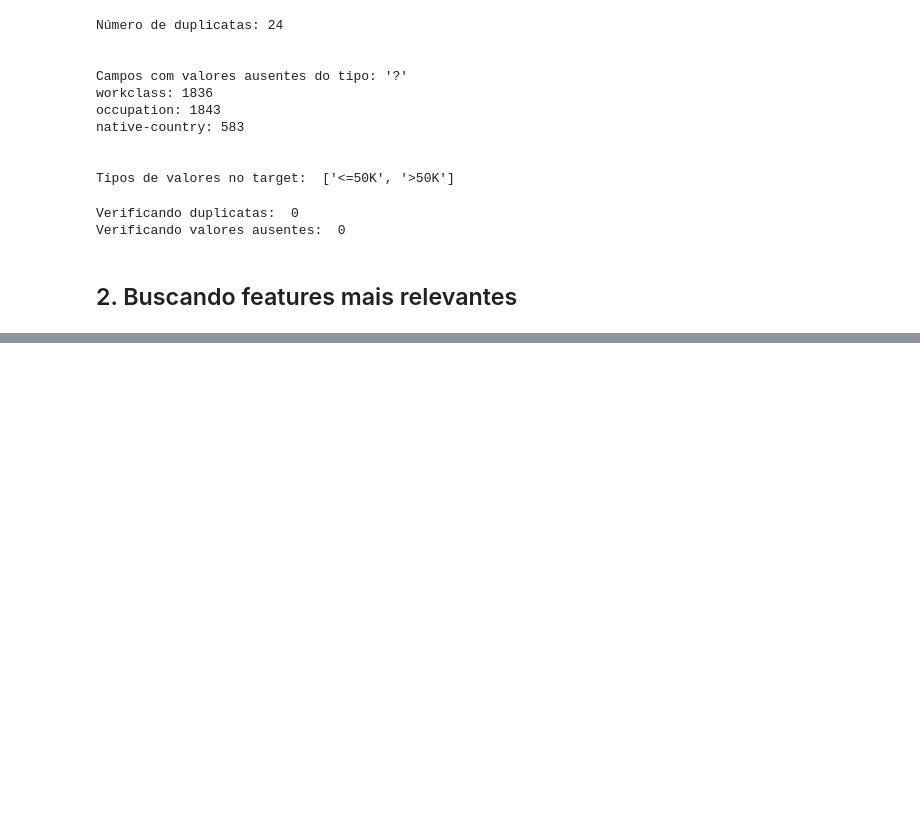
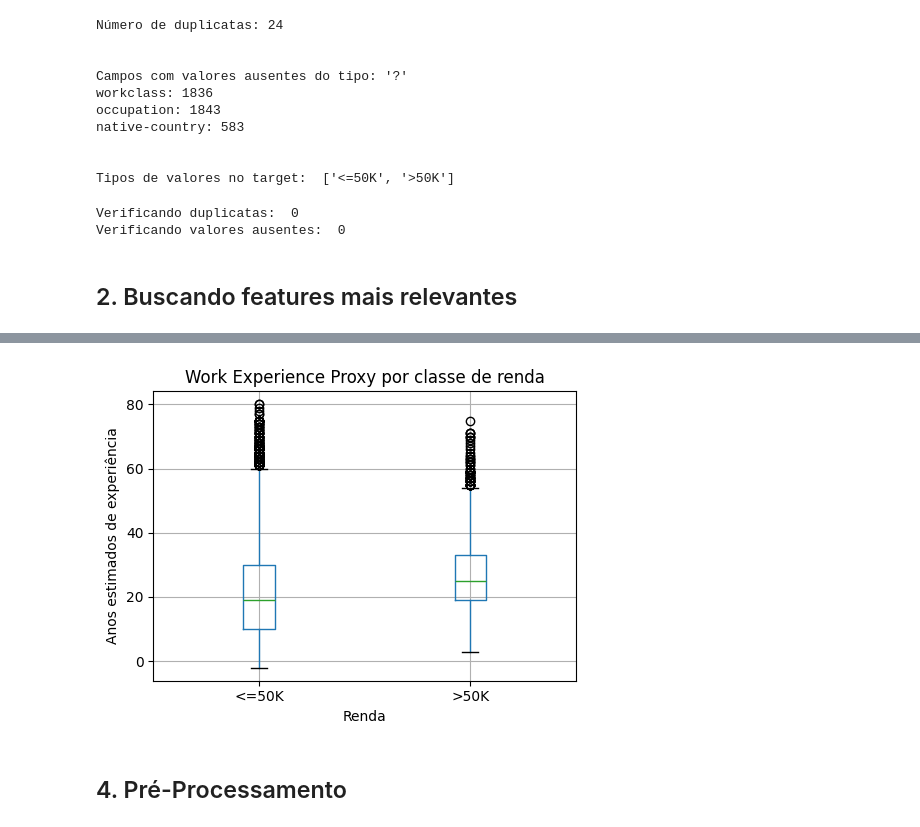
Before and after one commit to iranhonorato/APS-Machine-Learning, a Jupyter notebook: src/aps2_classificacao.ipynb, the cells around one changed output, grey strips where cells are left out. Saved outputs shown, nothing was run; the diff lists cells and outputs as text; code cells hidden in the pictures; blank space fills up the shorter version.

```diff
--- a/src/aps2_classificacao.ipynb
+++ b/src/aps2_classificacao.ipynb
@@ -205,0 +261,15 @@ plt.show()
+# %%
+df["work_experience_proxy"] = df["age"] - df["education-num"] - 6
+
+
+df.boxplot(column="work_experience_proxy", by="income", figsize=(5, 4))
+plt.title("Work Experience Proxy por classe de renda")
+plt.suptitle("")
+plt.xlabel("Renda")
+plt.ylabel("Anos estimados de experiência")
+plt.tight_layout()
+plt.show()
+# %% [output]
+[figure, added]
+# %% [markdown]
+## 4. Pré-Processamento
```
Also changed, not shown: parts of 21 cells of this notebook.
